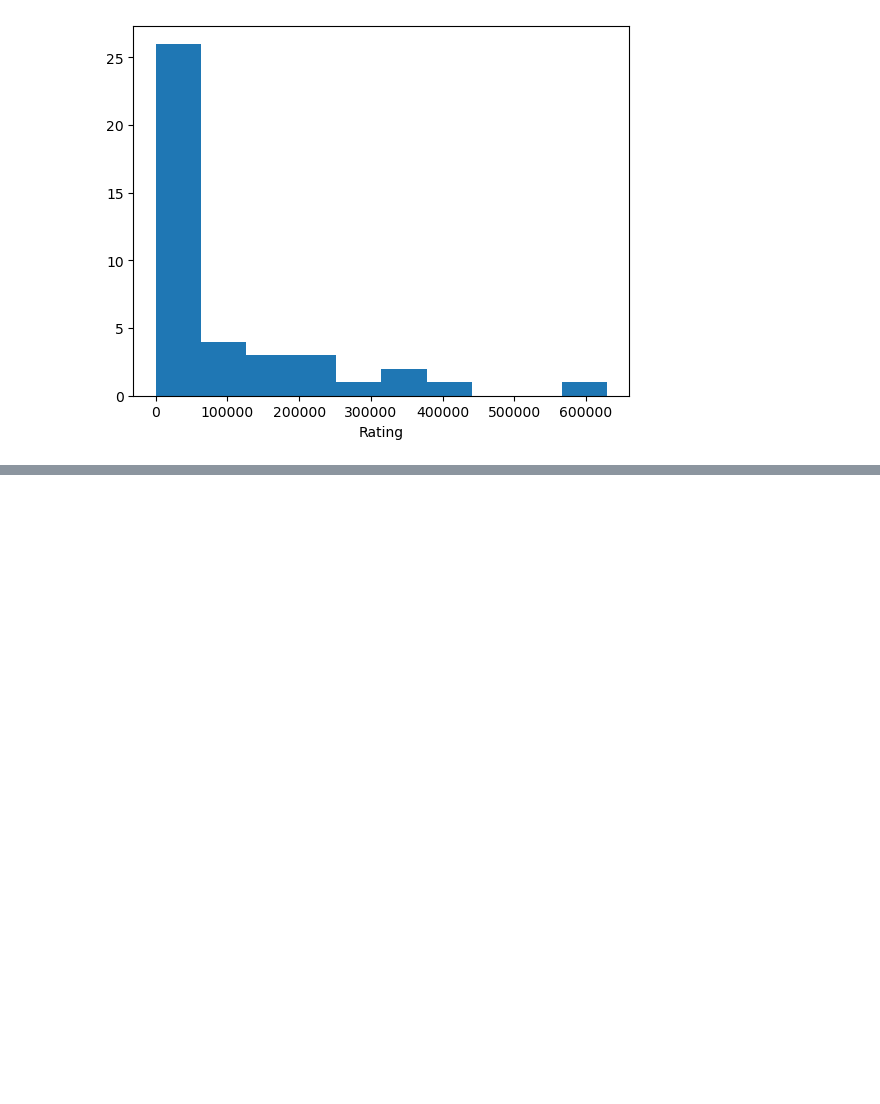
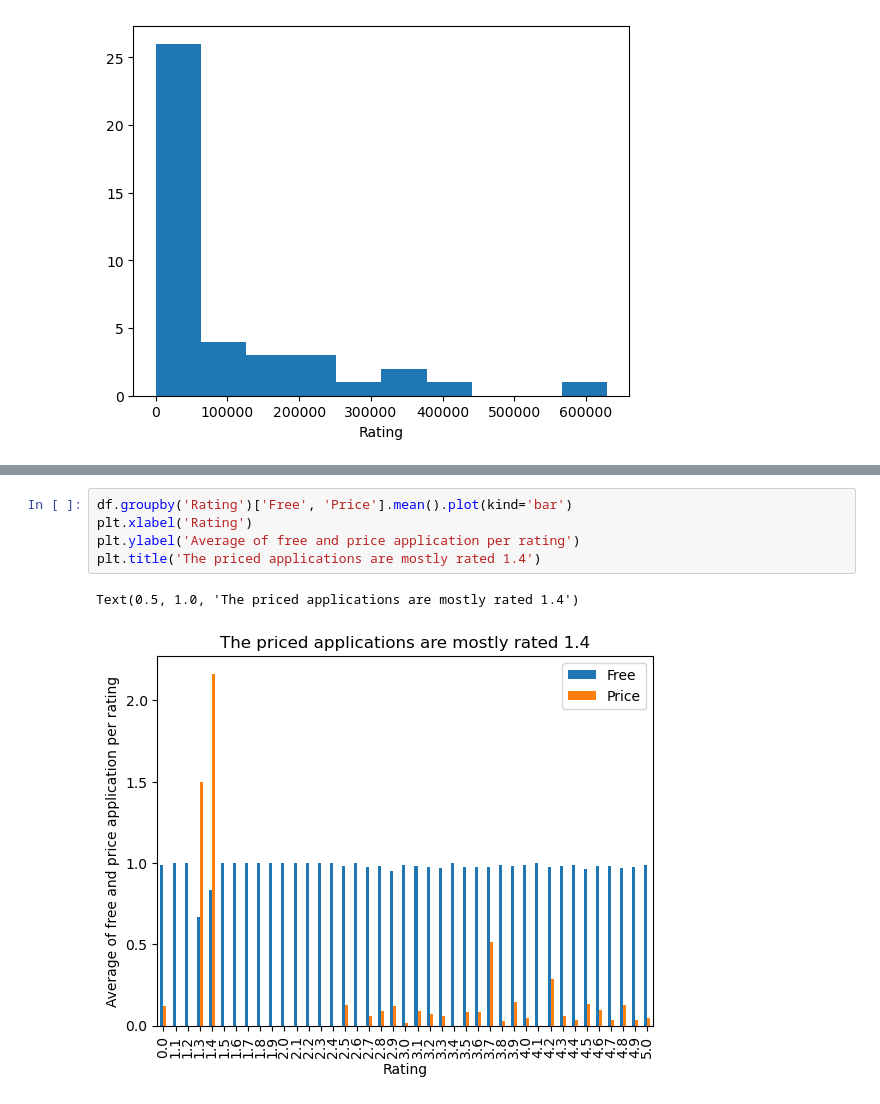
Before and after one commit to LouLan99/User-Rating-Prediction-Model, a Jupyter notebook: notebooks/01-data-loading-cleaning copy.ipynb, the cells around one changed output, grey strips where cells are left out. Saved outputs shown, nothing was run; the diff lists cells and outputs as text; blank space fills up the shorter version.

```diff
--- a/notebooks/01-data-loading-cleaning copy.ipynb
+++ b/notebooks/01-data-loading-cleaning copy.ipynb
@@ -574,0 +584,8 @@ TypeError: no numeric data to plot
+# %%
+df.groupby('Rating')['Free', 'Price'].mean().plot(kind='bar')
+plt.xlabel('Rating')
+plt.ylabel('Average of free and price application per rating')
+plt.title('The priced applications are mostly rated 1.4')
+# %% [output]
+Text(0.5, 1.0, 'The priced applications are mostly rated 1.4')
+[figure, added]
```
Also changed, not shown: parts of 10 cells of this notebook.
